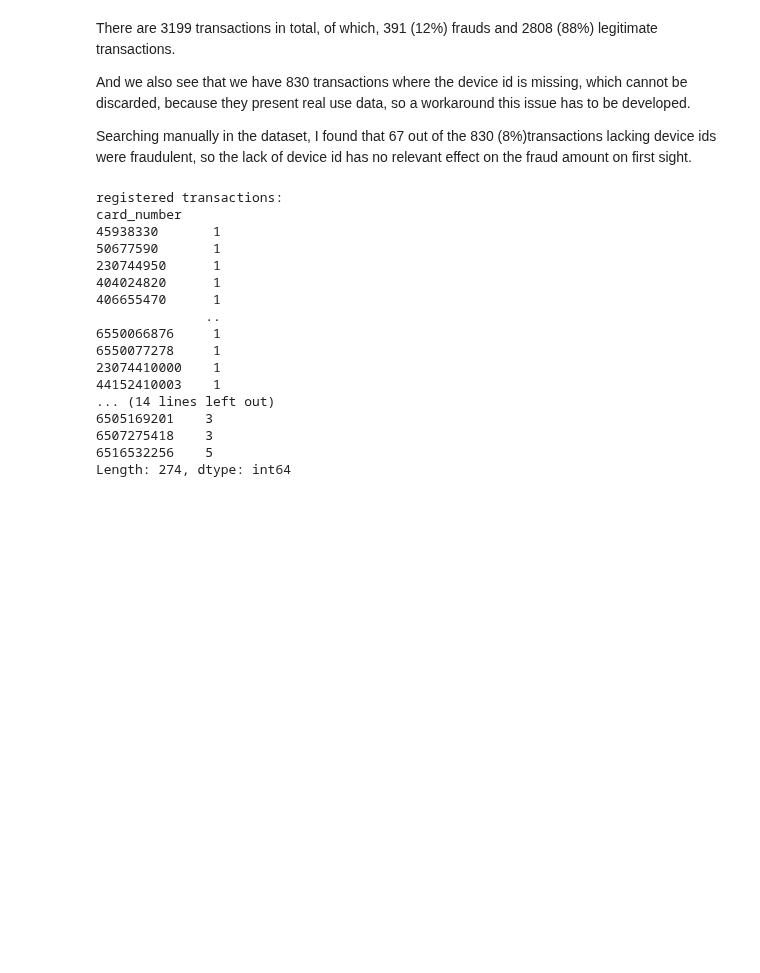
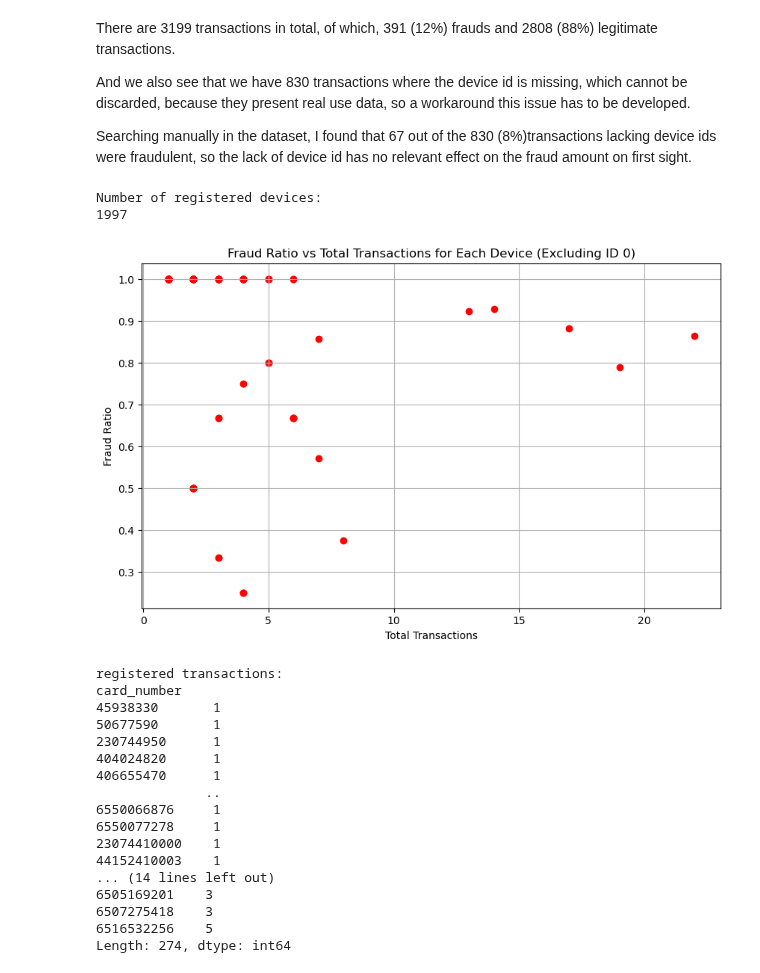
Before and after one commit to ViniSSBrandao/Chargeback-Detection, a Jupyter notebook: index.ipynb, the cells around one changed output. Saved outputs shown, nothing was run; the diff lists cells and outputs as text; code cells hidden in the pictures; blank space fills up the shorter version.

Commit message:
device id analysis

```diff
--- a/index.ipynb
+++ b/index.ipynb
@@ -83,6 +105,40 @@ There are 3199 transactions in total, of which, 391 (12%) frauds and 2808 (88%)
 And we also see that we have 830 transactions where the device id is missing, which cannot be discarded, because they present real use data, so a workaround this issue has to be developed.
 
 Searching manually in the dataset, I found that 67 out of the 830 (8%)transactions lacking device ids were fraudulent, so the lack of device id has no relevant effect on the fraud amount on first sight.
+# %%
+
+grouped_devices = dataset.groupby('device_id').size()
+print('Number of registered devices:')
+print(grouped_devices.__len__())
+print()
+
+# Calculate the total registered transactions for each card
+total_transactions_by_device = grouped_devices
+
+# Calculate the count of fraud occurrences for each card
+fraud_occurrences_by_device = fraud_occurrences.groupby('device_id').size()
+
+# Compare fraud occurrences to registered transactions for each card
+fraud_ratio_by_device = fraud_occurrences_by_device / total_transactions_by_device
+
+
+# There are 830 devices with ID 0, so they were removed not to skew the graph.
+filtered_total_transactions = total_transactions_by_device[total_transactions_by_device.index != 0]
+filtered_fraud_ratio = fraud_ratio_by_device[total_transactions_by_device.index != 0]
+
+# Plotting
+plt.figure(figsize=(10, 6))
+plt.scatter(filtered_total_transactions, filtered_fraud_ratio, color='r')
+plt.xlabel('Total Transactions')
+plt.ylabel('Fraud Ratio')
+plt.title('Fraud Ratio vs Total Transactions for Each Device (Excluding ID 0)')
+
+plt.grid(True)
+plt.show()
+# %% [output]
+Number of registered devices:
+1997
+[figure, added]
 # %%
 grouped_transactions = dataset.groupby('card_number').size()
 print('registered transactions:')
```
Also changed, not shown: parts of 9 cells of this notebook.
